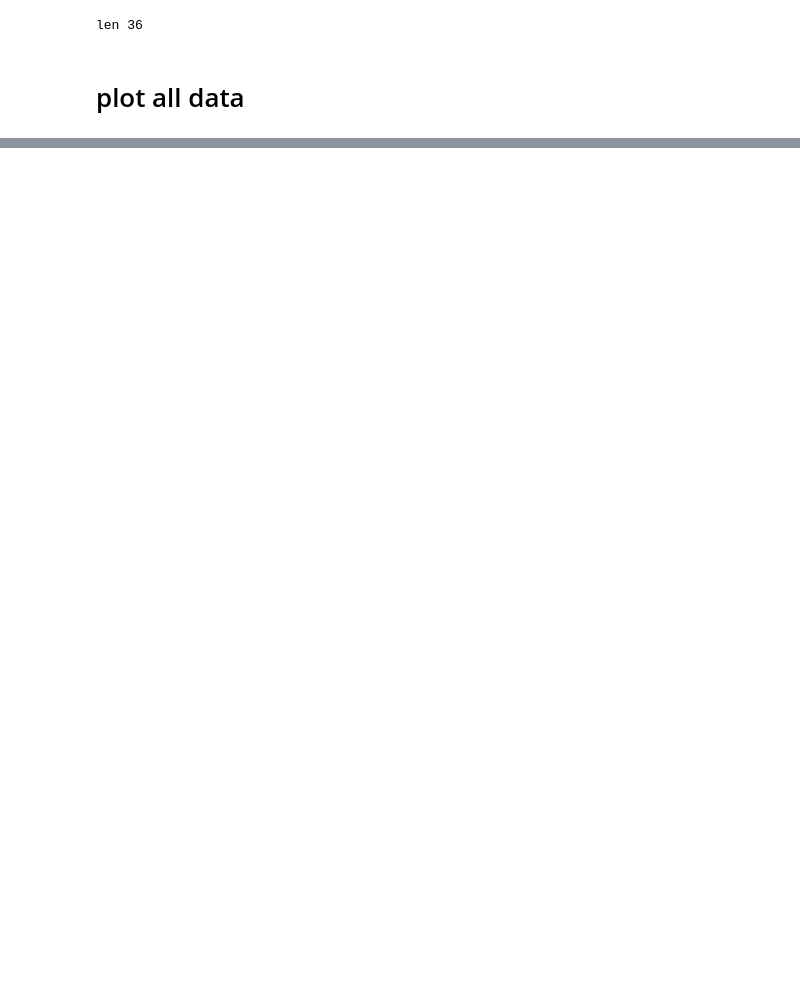
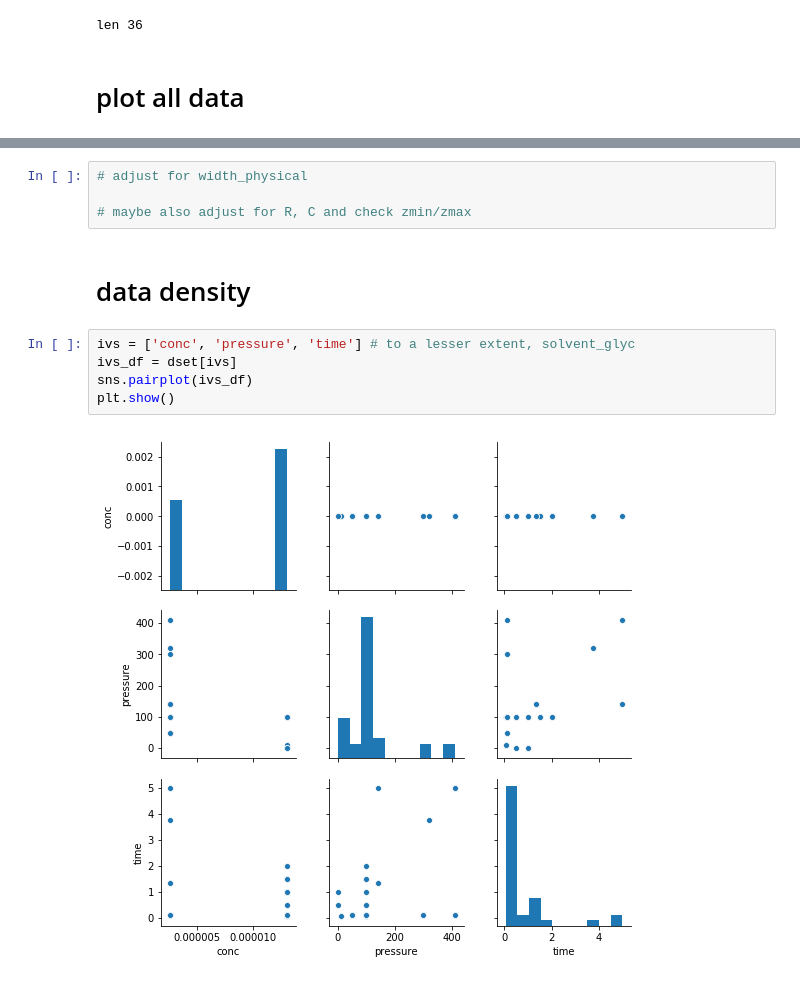
Before and after one commit to ABnano/nano-descriptions, a Jupyter notebook: star_preprocess.ipynb, the cells around one changed output, grey strips where cells are left out. Drawn from its saved outputs; the diff is of its cells as text; blank space fills up the shorter version.

```diff
--- a/star_preprocess.ipynb
+++ b/star_preprocess.ipynb
@@ -96,0 +96,13 @@ plt.show()
+# %%
+# adjust for width_physical
+
+# maybe also adjust for R, C and check zmin/zmax
+# %% [markdown]
+# data density
+# %%
+ivs = ['conc', 'pressure', 'time'] # to a lesser extent, solvent_glyc
+ivs_df = dset[ivs]
+sns.pairplot(ivs_df)
+plt.show()
+# %% [output]
+[figure, added]
```
Also changed, not shown: parts of 5 cells of this notebook, 2 other files.
